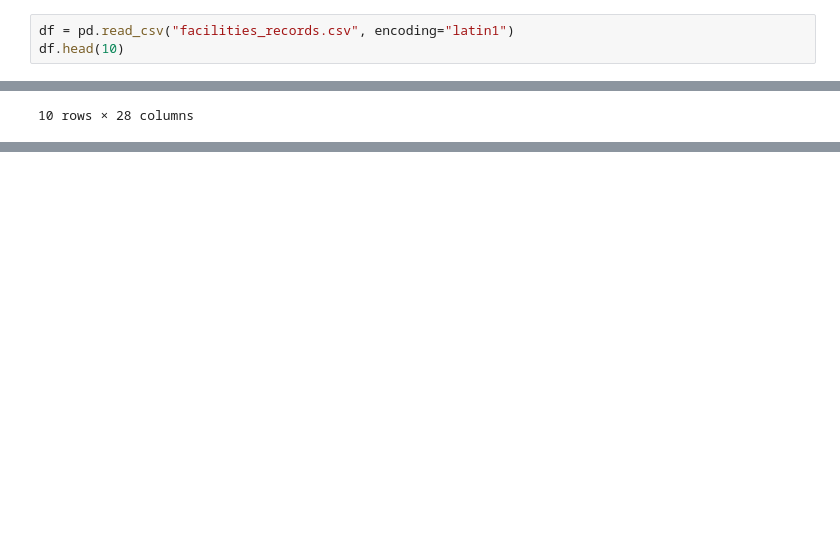
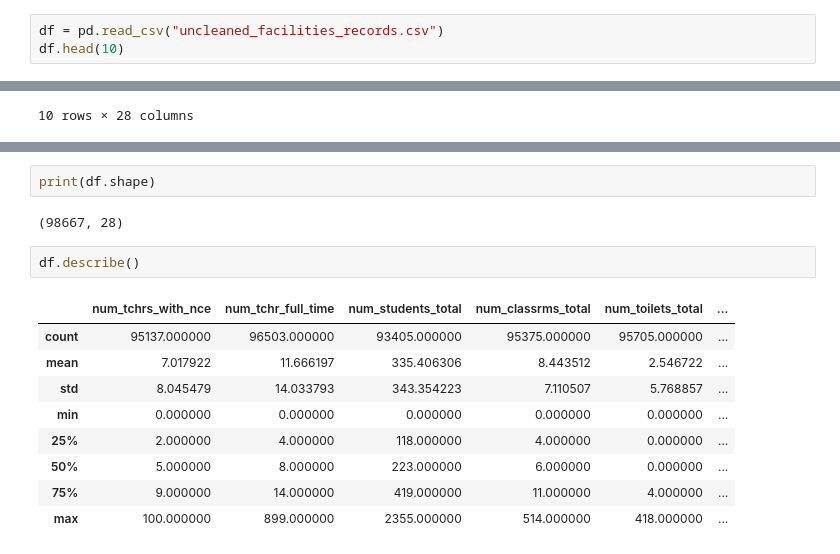
Before and after one commit to Maryam01-coder/educational_facilities_analysis, a Jupyter notebook: facilities_analysis.ipynb, the cells around one changed output, grey strips where cells are left out. Cells and saved outputs as stored; diff of their text form; blank space fills up the shorter version.

```diff
--- a/facilities_analysis.ipynb
+++ b/facilities_analysis.ipynb
@@ -5,5 +7,5 @@ import plotly.express as px
 # %%
-df = pd.read_csv("facilities_records.csv", encoding="latin1")
+df = pd.read_csv("uncleaned_facilities_records.csv")
 df.head(10)
 # %% [output]
 |  | facility_name | facility_type_display | improved_water_supply | improved_sanitation | chalkboard_each_classroom_yn | ... |
@@ -20,0 +43,16 @@ df.head(10)
+# %%
+print(df.shape)
+# %% [output]
+(98667, 28)
+# %%
+df.describe()
+# %% [output]
+|  | num_tchrs_with_nce | num_tchr_full_time | num_students_total | num_classrms_total | num_toilets_total | ... |
+| count | 95137.000000 | 96503.000000 | 93405.000000 | 95375.000000 | 95705.000000 | ... |
+| mean | 7.017922 | 11.666197 | 335.406306 | 8.443512 | 2.546722 | ... |
+| std | 8.045479 | 14.033793 | 343.354223 | 7.110507 | 5.768857 | ... |
+| min | 0.000000 | 0.000000 | 0.000000 | 0.000000 | 0.000000 | ... |
+| 25% | 2.000000 | 4.000000 | 118.000000 | 4.000000 | 0.000000 | ... |
+| 50% | 5.000000 | 8.000000 | 223.000000 | 6.000000 | 0.000000 | ... |
+| 75% | 9.000000 | 14.000000 | 419.000000 | 11.000000 | 4.000000 | ... |
+| max | 100.000000 | 899.000000 | 2355.000000 | 514.000000 | 418.000000 | ... |
```
Also changed, not shown: parts of 45 cells of this notebook, 6 other files.
